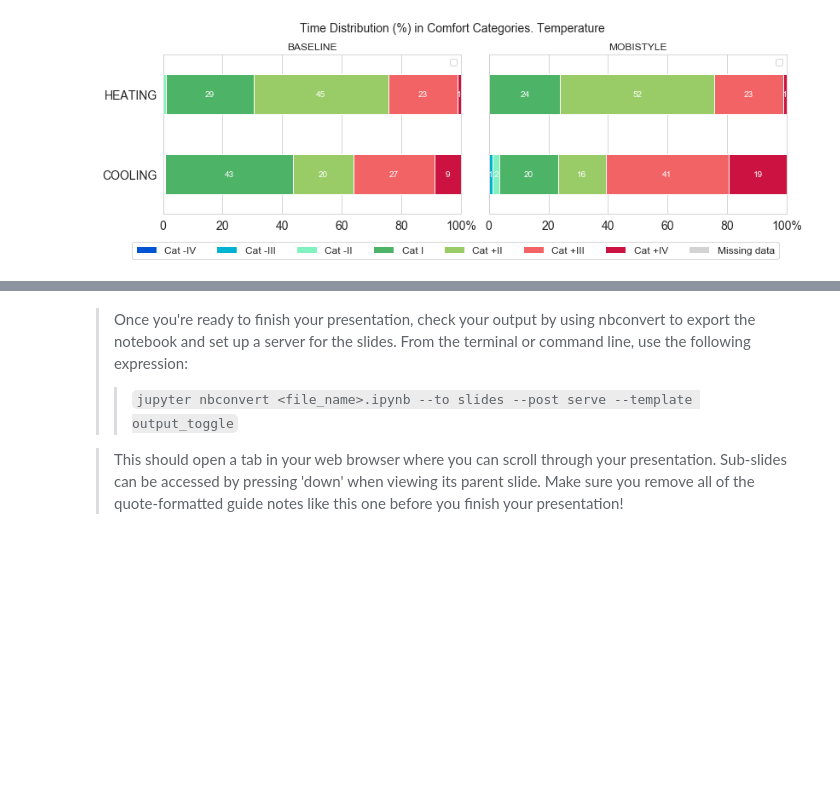
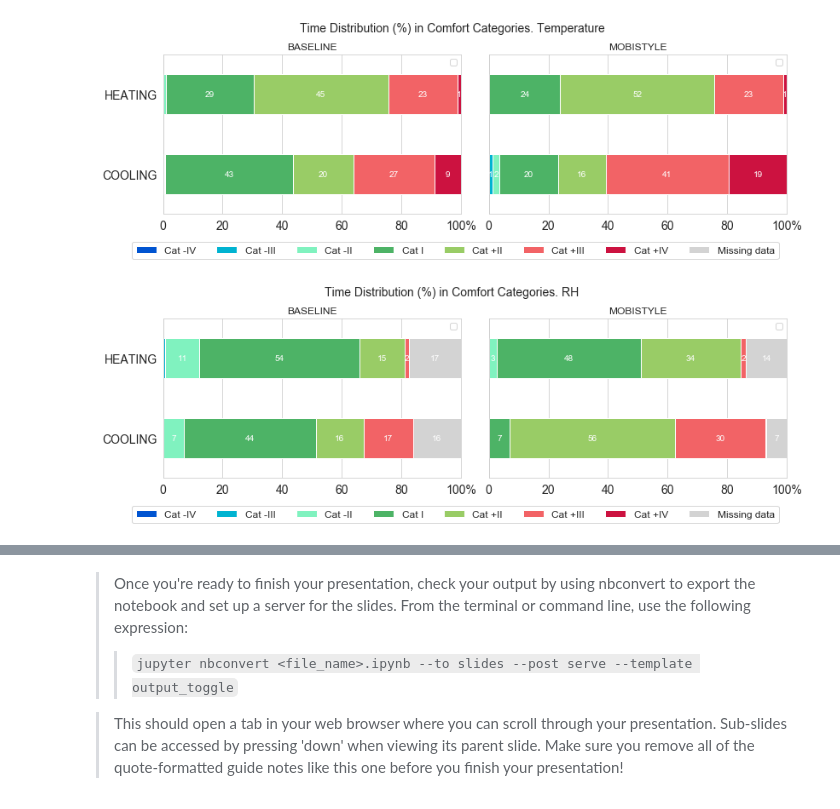
Before and after one commit to SVGoogle/EDA-project, a Jupyter notebook: data_presentation.ipynb, the cells around one changed output, grey strips where cells are left out. Saved outputs shown, nothing was run; the diff lists cells and outputs as text; code cells hidden in the pictures; blank space fills up the shorter version.

Commit message:
docs: Update data exploration descriptions

```diff
--- a/data_presentation.ipynb
+++ b/data_presentation.ipynb
@@ -417,3 +418,39 @@ fig.tight_layout()
 fig.subplots_adjust(top=0.85, bottom=0.2)
 # %% [output]
 [figure]
+# %%
+fig, (ax1, ax2) = plt.subplots(1,2, figsize=(11.7, 4), sharey=True)
+
+# Group comfort catgory data for each period and season
+df_cat_T = (data
+            .groupby(['Monitoring_Period', 'Season']).apply(stats_category, 'Category_RH')
+            .reset_index().set_index('Season')
+           )
+BL_T = df_cat_T.query('Monitoring_Period == "BASELINE"').loc[:, labels_T_RH + ['Missing data']]
+MS_T = df_cat_T.query('Monitoring_Period == "MOBISTYLE"').loc[:, labels_T_RH + ['Missing data']]
+
+# Plot
+BL_T.plot(kind='barh', stacked=True, color=cmap_T_RH, legend='', ax=ax1)
+MS_T.plot(kind='barh', stacked=True, color=cmap_T_RH, legend='', ax=ax2)
+
+# Add percentage tect to bars
+set_barh_text(BL_T, ax1)
+set_barh_text(MS_T, ax2)
+
+# Format Axes and Figure
+for ax in (ax1, ax2):
+    ax.set(xlim=(0,100), xticklabels=[0, 20, 40, 60, 80, '100%'], ylabel='')
+    ax.tick_params(axis='both', which='major', labelsize=14)
+    ax.legend('')
+ax1.set_title('BASELINE')
+ax2.set_title('MOBISTYLE')
+
+plt.suptitle(f'Time Distribution (%) in Comfort Categories. RH', fontsize=14)
+
+# Add legend
+fig.legend(labels_T_RH + ['Missing data'], loc='lower center', bbox_to_anchor=(0.5, 0.0), ncol=8, fontsize=12)
+
+fig.tight_layout()
+fig.subplots_adjust(top=0.85, bottom=0.2)
+# %% [output]
+[figure, added]
```
Also changed, not shown: parts of 6 cells of this notebook.
